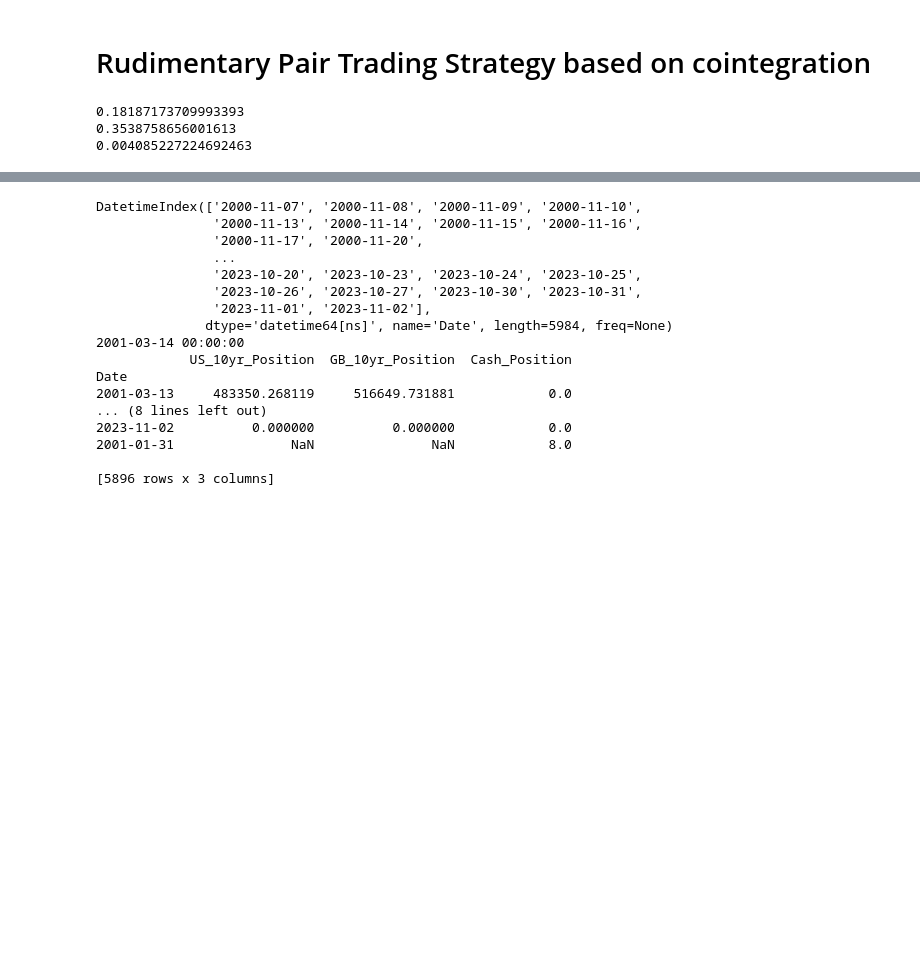
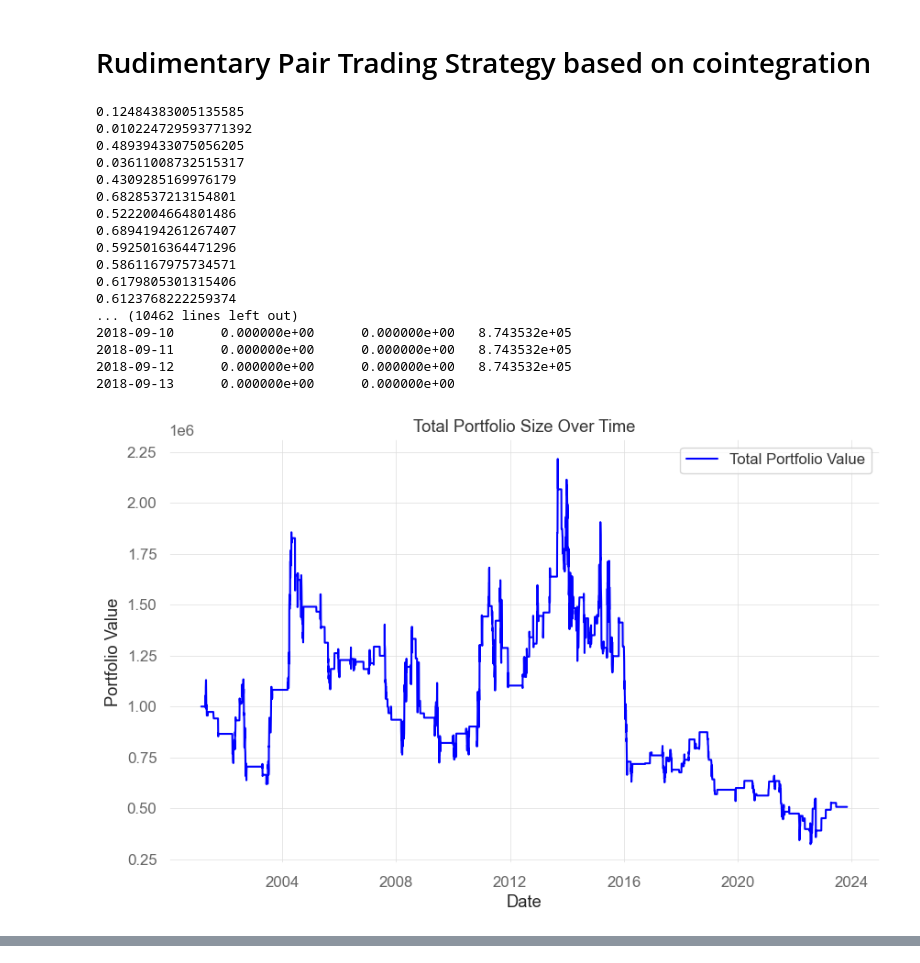
Before and after one commit to ThGreatExplorer/DRP_Statistical_Arbitrage, a Jupyter notebook: nbs/pair_trading_strategy.ipynb, the cells around one changed output, grey strips where cells are left out. Cells and saved outputs as stored; diff of their text form; code cells hidden in the pictures; blank space fills up the shorter version.

```diff
--- a/nbs/pair_trading_strategy.ipynb
+++ b/nbs/pair_trading_strategy.ipynb
@@ -44,12 +42,30 @@ coint(data.data.iloc[:,0],data.data.iloc[:,1])
 # %%
 # Given a linear combination (analyzed from prior juypter notebooks) of the price data of two bonds at each time point
 # When the zero score goes above or below 95% threshold, i.e. there is only a 5% probability that the bonds price should be in that range,
 # know that the bonds are likely diverging and should converge
 # Our signal is this divergence.
 # Buy when Z score +- 2, and sell when the z-score dips back within the +- 2 band.
 
-strategy :PairTradingTest = PairTradingTest(data,30)
+strategy :PairTradingTest = PairTradingTest(data,40,.8)
+strategy.__backtest__()
+strategy.plot_portfolio_over_time()
+strategy.plot_time_series_with_signals()
 # %% [output]
-0.18187173709993393
-0.3538758656001613
-0.004085227224692463
+0.12484383005135585
+0.010224729593771392
+0.48939433075056205
+0.03611008732515317
+0.4309285169976179
+0.6828537213154801
+0.5222004664801486
+0.6894194261267407
+0.5925016364471296
+0.5861167975734571
+0.6179805301315406
+0.6123768222259374
+... (10462 lines left out)
+2018-09-10      0.000000e+00      0.000000e+00   8.743532e+05
+2018-09-11      0.000000e+00      0.000000e+00   8.743532e+05
+2018-09-12      0.000000e+00      0.000000e+00   8.743532e+05
+2018-09-13      0.000000e+00      0.000000e+00
+[figure, added]
@@ -56,30 +72,0 @@ strategy :PairTradingTest = PairTradingTest(data,30)
-# %%
-#strategy.__backtest__()
-
-print(strategy.data.data.index)
-date = strategy.data.data.index[90]
-print(date)
-strategy.portfolio.loc[date] = {
-                f'US_10yr_Position': 10.0,
-                f'GB_10yr_Position': 10.0,
-                'Cash_Position':8.0
-            }
-print(strategy.portfolio)
-# %% [output]
-DatetimeIndex(['2000-11-07', '2000-11-08', '2000-11-09', '2000-11-10',
-               '2000-11-13', '2000-11-14', '2000-11-15', '2000-11-16',
-               '2000-11-17', '2000-11-20',
-               ...
-               '2023-10-20', '2023-10-23', '2023-10-24', '2023-10-25',
-               '2023-10-26', '2023-10-27', '2023-10-30', '2023-10-31',
-               '2023-11-01', '2023-11-02'],
-              dtype='datetime64[ns]', name='Date', length=5984, freq=None)
-2001-03-14 00:00:00
-            US_10yr_Position  GB_10yr_Position  Cash_Position
-Date
-2001-03-13     483350.268119     516649.731881            0.0
-... (8 lines left out)
-2023-11-02          0.000000          0.000000            0.0
-2001-01-31               NaN               NaN            8.0
-
-[5896 rows x 3 columns]
```
Also changed, not shown: parts of 9 cells of this notebook, 10 other files.
